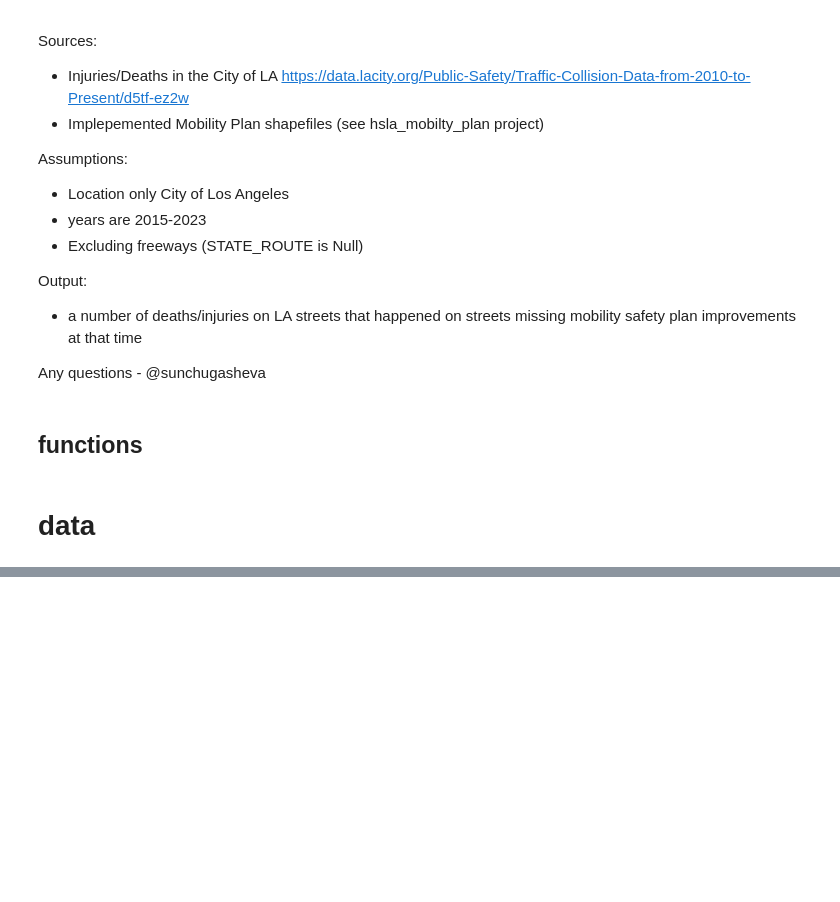
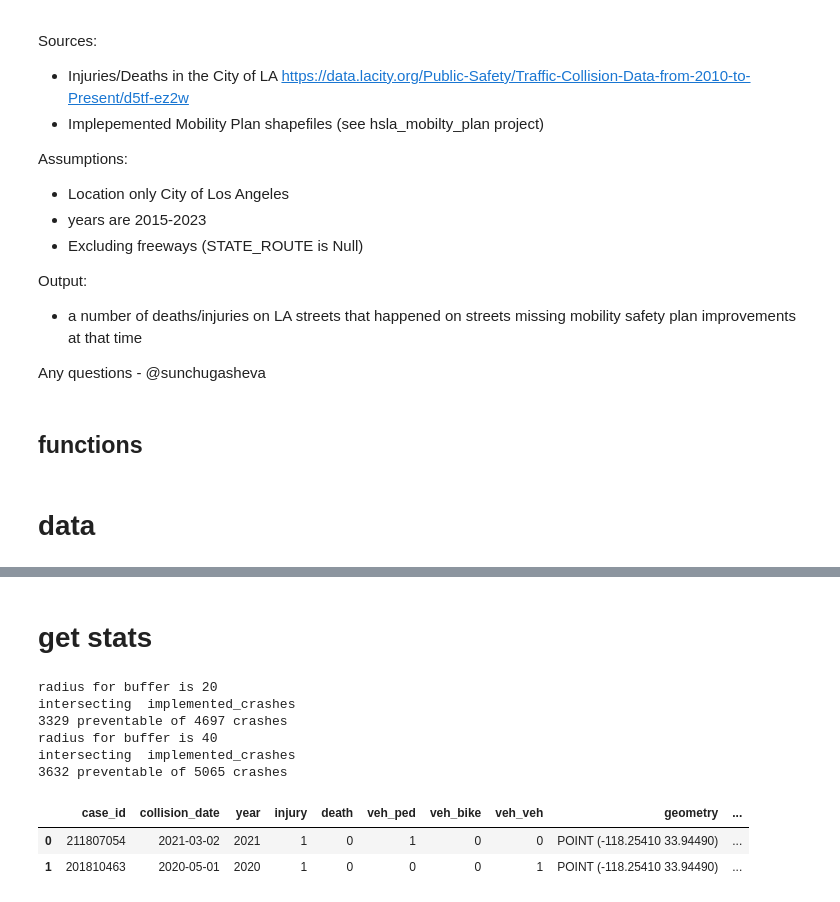
Before and after one commit to streetsforall/hsla_data_analysis, a Jupyter notebook: hsla_injuries_deaths/hsla_preventable_injuries_deaths_vs_mobility.ipynb, the cells around one changed output, grey strips where cells are left out. Drawn from its saved outputs; the diff is of its cells as text; code cells hidden in the pictures; blank space fills up the shorter version.

```diff
--- a/hsla_injuries_deaths/hsla_preventable_injuries_deaths_vs_mobility.ipynb
+++ b/hsla_injuries_deaths/hsla_preventable_injuries_deaths_vs_mobility.ipynb
@@ -285,0 +347,5 @@ crashes_gdf.crs = 'EPSG:4326'
+# %%
+bike_plan_file = open('../hsla_mobility_plan/Bicycle_Enhanced_Network.geojson')
+bike_plan_geo_raw = gpd.read_file(bike_plan_file)
+bike_actual_file = open('../hsla_mobility_plan/bike_actual.geojson')
+bike_actual_geo_raw = gpd.read_file(bike_actual_file)
@@ -285,0 +473,6 @@ crashes_gdf.crs = 'EPSG:4326'
+# %%
+bike_nen_file = open('../hsla_mobility_plan/Neighborhood_Enhanced_Network.geojson')
+bike_nen_geo_raw = gpd.read_file(bike_nen_file)
+bike_nen_geo = bike_nen_geo_raw[['OBJECTID', 'geometry']].copy()
+print(bike_nen_geo.shape[0])
+display(bike_nen_geo.head())
@@ -285,0 +527,18 @@ crashes_gdf.crs = 'EPSG:4326'
+# %%
+mobility_implemented_bike = gpd.GeoDataFrame()
+for df in result_gdfs:
+    gdf = df[2].copy()
+    gdf['name'] = df[0].replace(' ', '_') + '_implemented'
+    display(gdf.head(1))
+    if mobility_implemented_bike.shape[0]==0:
+        mobility_implemented_bike = gdf[['name', 'Install_Da', 'geometry']].copy()
+    else:
+        mobility_implemented_bike = pd.concat([
+            mobility_implemented_bike,
+            gdf[['name', 'Install_Da', 'geometry']]]
+        )
+mobility_implemented_bike.reset_index(inplace=True, drop=True)
+mobility_implemented_bike.Install_Da = pd.to_datetime(
+    mobility_implemented_bike.Install_Da
+).dt.date
+display(mobility_implemented_bike.head(1))
@@ -285,0 +556,29 @@ crashes_gdf.crs = 'EPSG:4326'
+# %% [markdown]
+# get stats
+# %%
+for radius in [20, 40]:
+    impl_crashes = intersect_gdf_crashes(
+        name = 'implemented_crashes',
+        gdf = mobility_implemented_bike,
+        crashes_gdf = crashes_gdf,
+        radius = radius
+    )
+    #display(impl_crashes.tail())
+    impl_crashes.reset_index(inplace=True, drop=True)
+    num_preventable = impl_crashes[
+          impl_crashes.collision_date<impl_crashes.install_date
+      ].shape[0]
+    print(f'{num_preventable} preventable of {impl_crashes.shape[0]} crashes')
+# %% [output]
+radius for buffer is 20
+intersecting  implemented_crashes
+3329 preventable of 4697 crashes
+radius for buffer is 40
+intersecting  implemented_crashes
+3632 preventable of 5065 crashes
+# %%
+impl_crashes.head(2)
+# %% [output]
+|  | case_id | collision_date | year | injury | death | veh_ped | veh_bike | veh_veh | geometry | ... |
+| 0 | 211807054 | 2021-03-02 | 2021 | 1 | 0 | 1 | 0 | 0 | POINT (-118.25410 33.94490) | ... |
+| 1 | 201810463 | 2020-05-01 | 2020 | 1 | 0 | 0 | 0 | 1 | POINT (-118.25410 33.94490) | ... |
```
Also changed, not shown: parts of 28 cells of this notebook.
